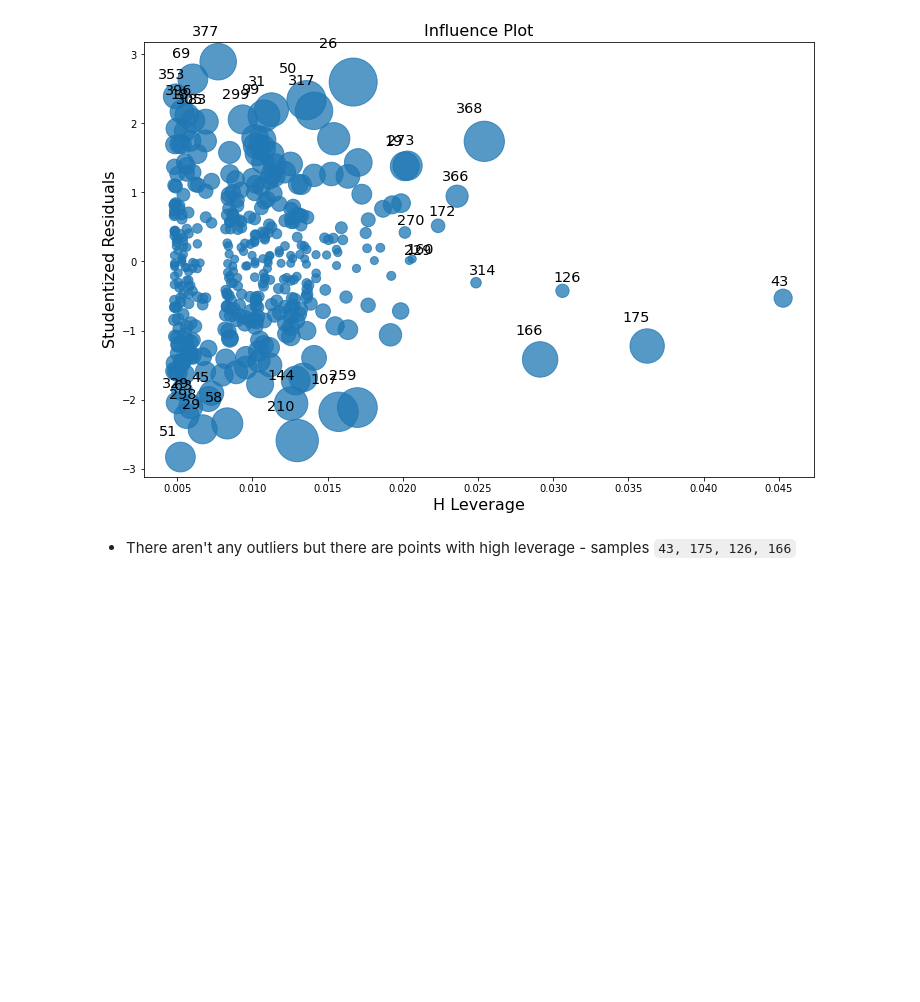
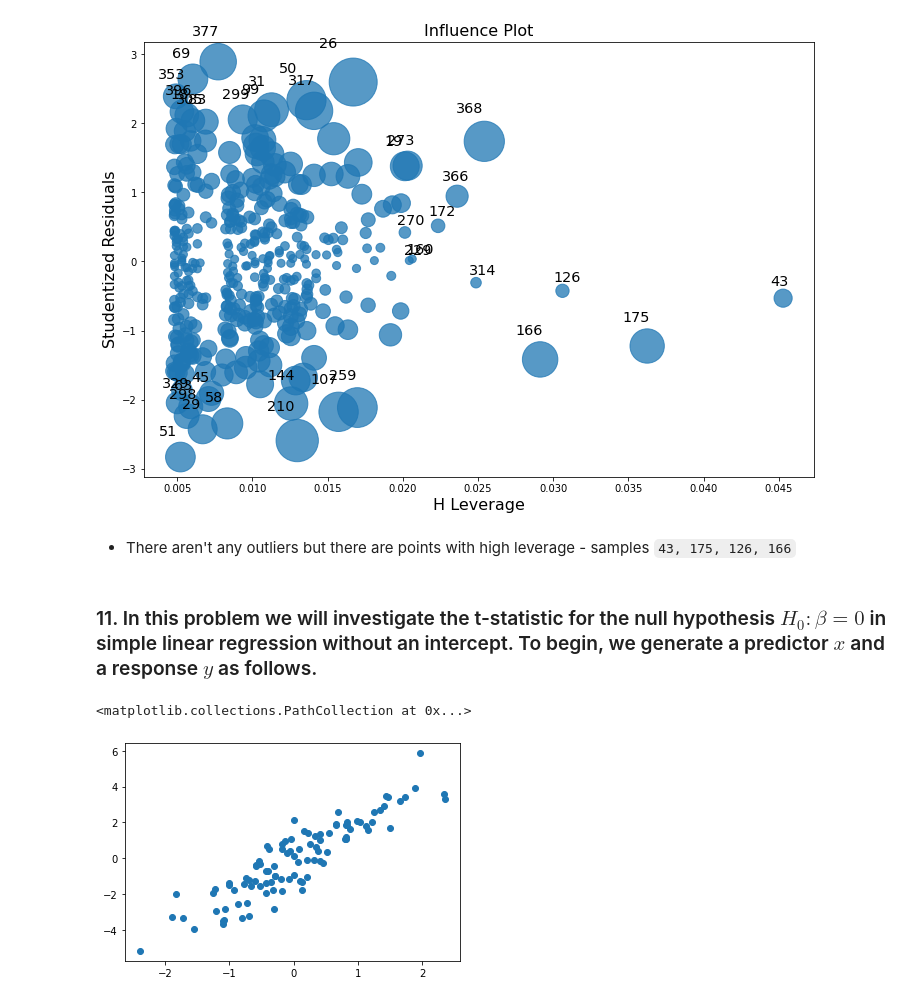
Before and after one commit to bartkowiaktomasz/introduction-to-statistical-learning-python, a Jupyter notebook: notebooks/Chapter_3.ipynb, the cells around one changed output. Cells and saved outputs as stored; diff of their text form; code cells hidden in the pictures; blank space fills up the shorter version.

```diff
--- a/notebooks/Chapter_3.ipynb
+++ b/notebooks/Chapter_3.ipynb
@@ -439,3 +439,12 @@ _ = sm.graphics.influence_plot(results, ax=ax)
 [figure]
 # %% [markdown]
 - There aren't any outliers but there are points with high leverage - samples `43, 175, 126, 166`
+# %% [markdown]
+### 11. In this problem we will investigate the t-statistic for the null hypothesis $H_0 : \beta = 0$ in simple linear regression without an intercept. To begin, we generate a predictor $x$ and a response $y$ as follows.
+# %%
+x = np.random.normal(size=100)
+y = 2*x + np.random.normal(size=100)
+plt.scatter(x, y)
+# %% [output]
+<matplotlib.collections.PathCollection at 0x...>
+[figure, added]
```
Also changed, not shown: parts of 31 cells of this notebook.
